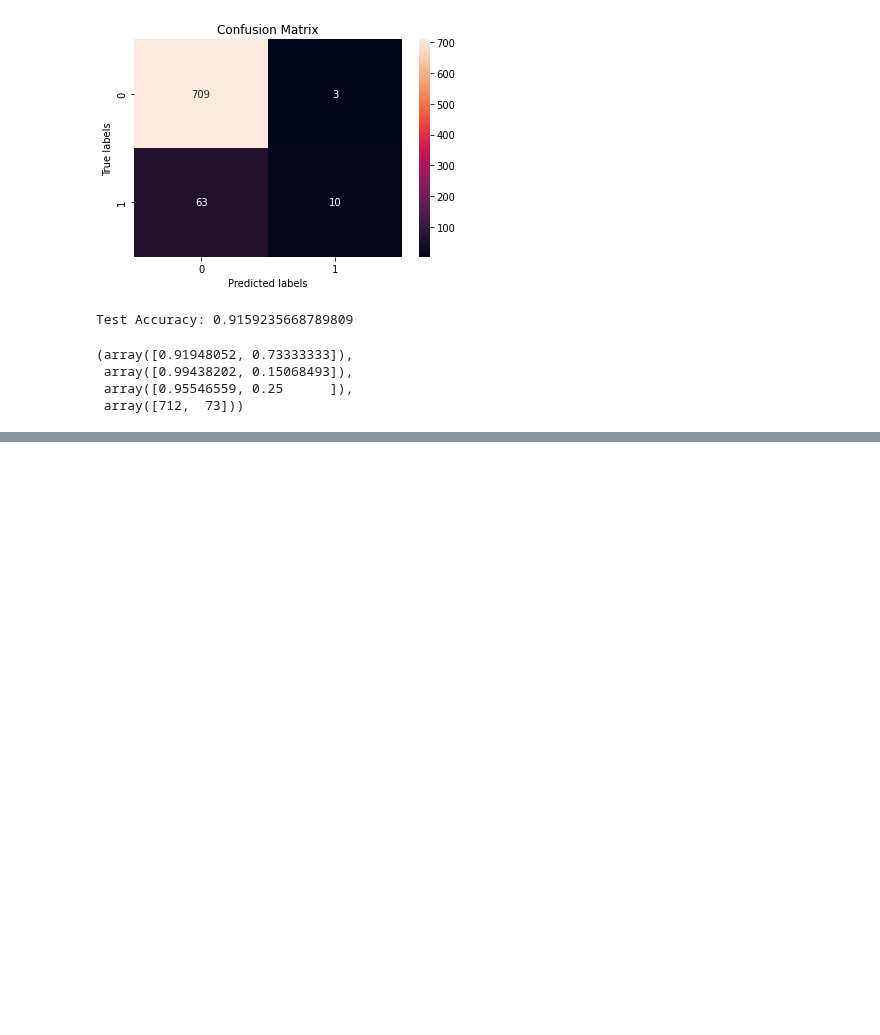
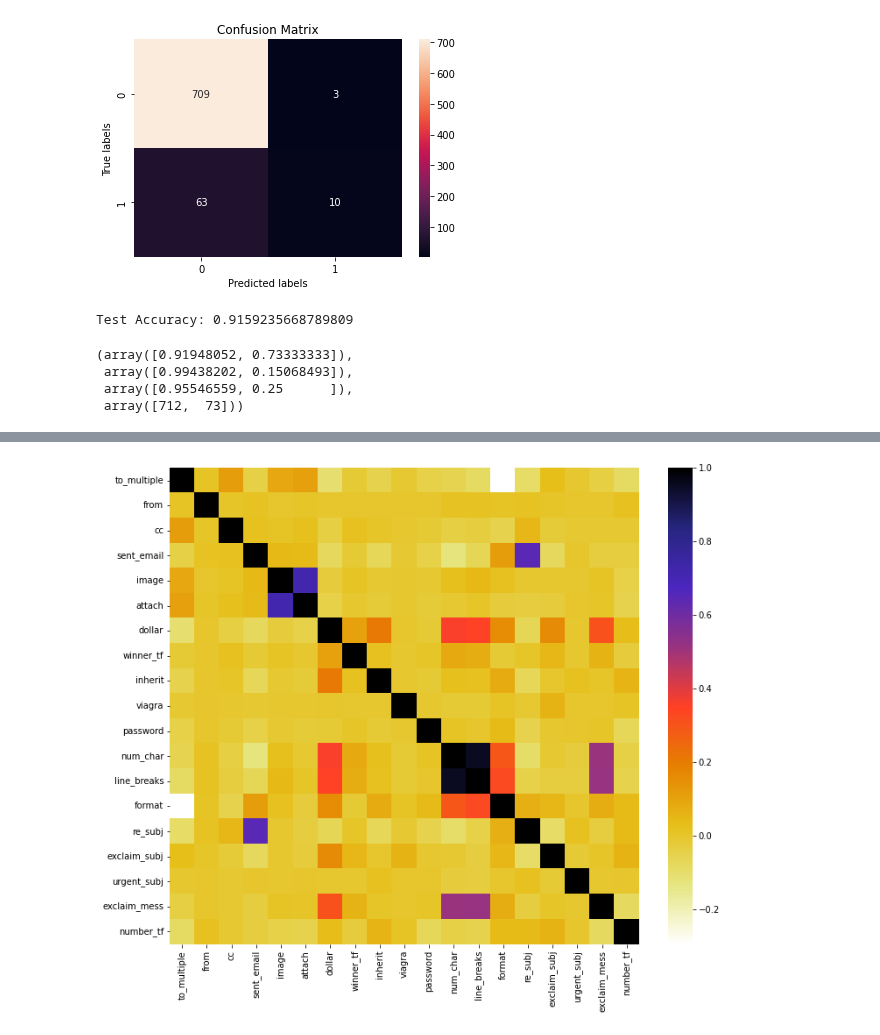
Before and after one commit to arvind-maurya/MachineLearning, a Jupyter notebook: Assignment/AIMLCEP_Q2.ipynb, the cells around one changed output, grey strips where cells are left out. Cells and saved outputs as stored; diff of their text form; code cells hidden in the pictures; blank space fills up the shorter version.

```diff
--- a/Assignment/AIMLCEP_Q2.ipynb
+++ b/Assignment/AIMLCEP_Q2.ipynb
@@ -340,0 +345,4 @@ precision_recall_fscore_support(y_test, y_test_predictions) #class-wise evaluati
+# %%
+from sklearn.naive_bayes import GaussianNB
+nb_model = GaussianNB() #define a model using Gaussian version Naive Bayes classifier
+nb_model.fit(X_train, y_train) #fit the model using the training data
@@ -340,0 +390,10 @@ precision_recall_fscore_support(y_test, y_test_predictions) #class-wise evaluati
+# %%
+import seaborn as sns
+import matplotlib.pyplot as plt
+#Using Pearson Correlation
+plt.figure(figsize=(12,10))
+cor = X_train.corr()
+sns.heatmap(cor, annot=False, cmap=plt.cm.CMRmap_r)
+plt.show()
+# %% [output]
+[figure, added]
```
Also changed, not shown: parts of 14 cells of this notebook.
